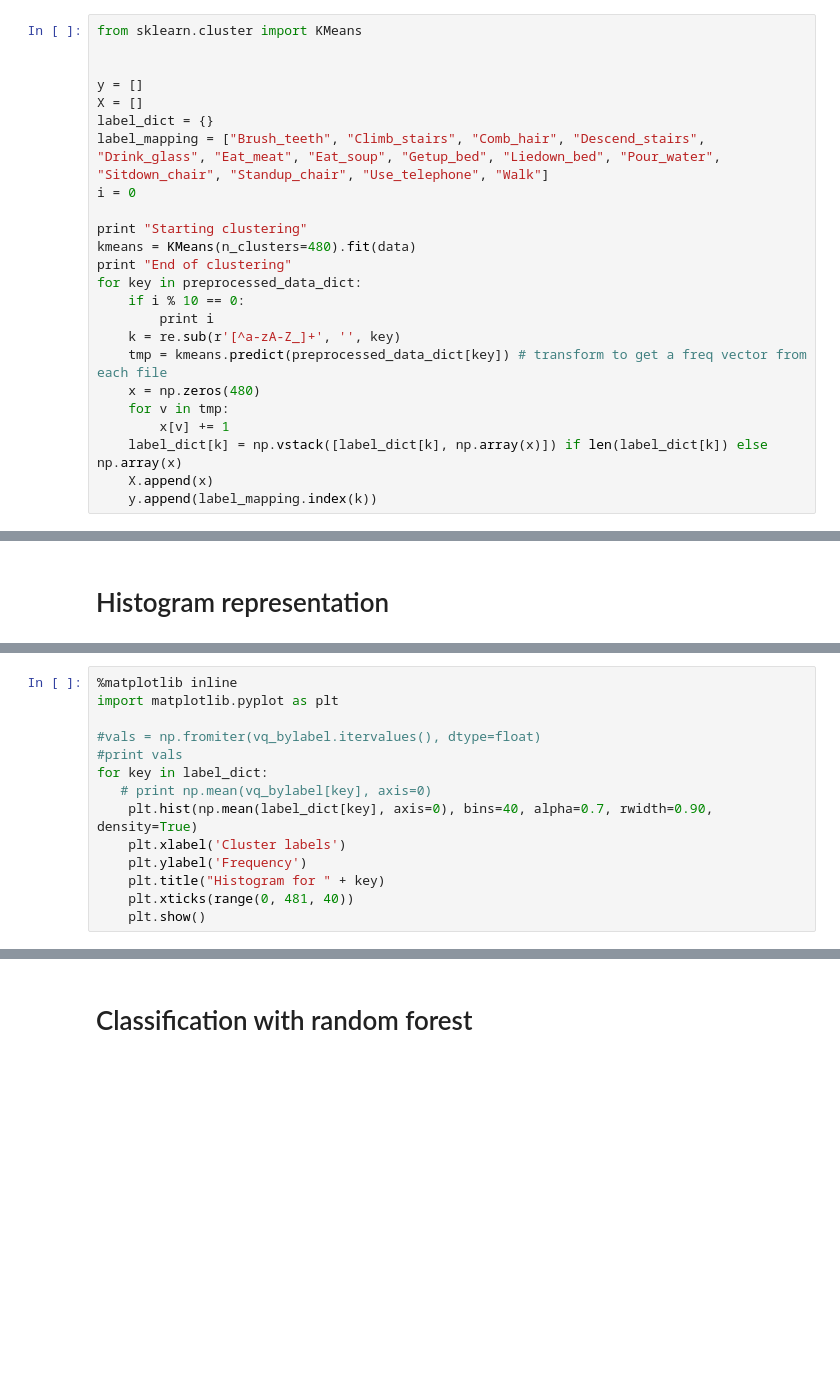
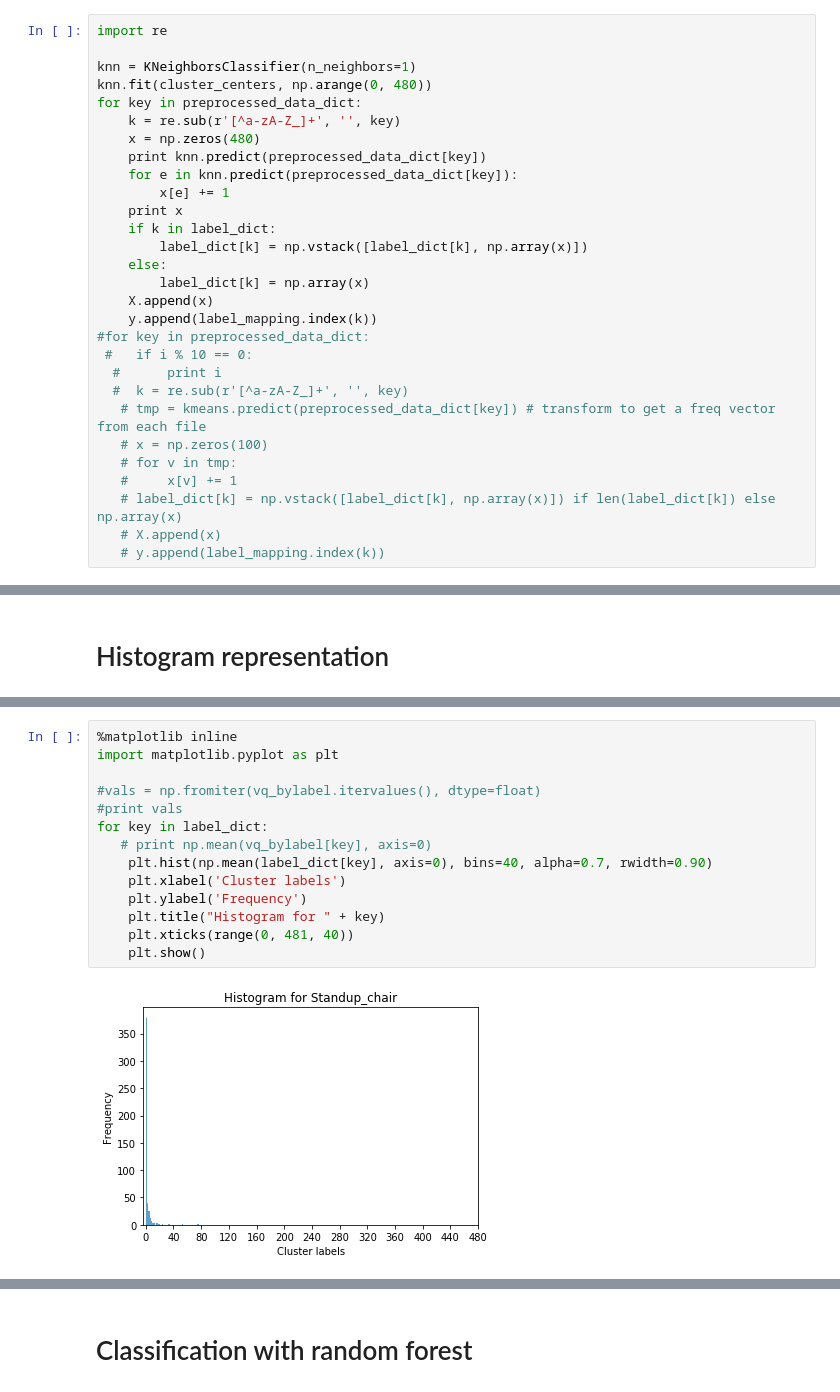
Before and after one commit to Talon-Zhang/Homework-5-Vector-quantization-and-classification, a Jupyter notebook: MP5.ipynb, the cells around one changed output, grey strips where cells are left out. Saved outputs shown, nothing was run; the diff lists cells and outputs as text; blank space fills up the shorter version.

```diff
--- a/MP5.ipynb
+++ b/MP5.ipynb
@@ -44,25 +72,30 @@ for key in preprocessed_data_dict:
 # %%
-from sklearn.cluster import KMeans
+import re
 
-
-y = []
-X = []
-label_dict = {}
-label_mapping = ["Brush_teeth", "Climb_stairs", "Comb_hair", "Descend_stairs", "Drink_glass", "Eat_meat", "Eat_soup", "Getup_bed", "Liedown_bed", "Pour_water", "Sitdown_chair", "Standup_chair", "Use_telephone", "Walk"]
-i = 0
-
-print "Starting clustering"
-kmeans = KMeans(n_clusters=480).fit(data)
-print "End of clustering"
+knn = KNeighborsClassifier(n_neighbors=1)
+knn.fit(cluster_centers, np.arange(0, 480))
 for key in preprocessed_data_dict:
-    if i % 10 == 0:
-        print i
     k = re.sub(r'[^a-zA-Z_]+', '', key)
-    tmp = kmeans.predict(preprocessed_data_dict[key]) # transform to get a freq vector from each file
     x = np.zeros(480)
-    for v in tmp:
-        x[v] += 1
-    label_dict[k] = np.vstack([label_dict[k], np.array(x)]) if len(label_dict[k]) else np.array(x)
+    print knn.predict(preprocessed_data_dict[key])
+    for e in knn.predict(preprocessed_data_dict[key]):
+        x[e] += 1
+    print x
+    if k in label_dict:
+        label_dict[k] = np.vstack([label_dict[k], np.array(x)])
+    else:
+        label_dict[k] = np.array(x)
     X.append(x)
     y.append(label_mapping.index(k))
+#for key in preprocessed_data_dict:
+ #   if i % 10 == 0:
+  #      print i
+  #  k = re.sub(r'[^a-zA-Z_]+', '', key)
+   # tmp = kmeans.predict(preprocessed_data_dict[key]) # transform to get a freq vector from each file
+   # x = np.zeros(100)
+   # for v in tmp:
+   #     x[v] += 1
+   # label_dict[k] = np.vstack([label_dict[k], np.array(x)]) if len(label_dict[k]) else np.array(x)
+   # X.append(x)
+   # y.append(label_mapping.index(k))
 # %% [output]
@@ -74,14 +127,16 @@ print label_dict.labels()
 # %%
 %matplotlib inline
 import matplotlib.pyplot as plt
 
 #vals = np.fromiter(vq_bylabel.itervalues(), dtype=float)
 #print vals
 for key in label_dict:
    # print np.mean(vq_bylabel[key], axis=0)
-    plt.hist(np.mean(label_dict[key], axis=0), bins=40, alpha=0.7, rwidth=0.90, density=True)
+    plt.hist(np.mean(label_dict[key], axis=0), bins=40, alpha=0.7, rwidth=0.90)
     plt.xlabel('Cluster labels')
     plt.ylabel('Frequency')
     plt.title("Histogram for " + key)
     plt.xticks(range(0, 481, 40))
     plt.show()
+# %% [output]
+[figure, added]
```
Also changed, not shown: parts of 7 cells of this notebook.
